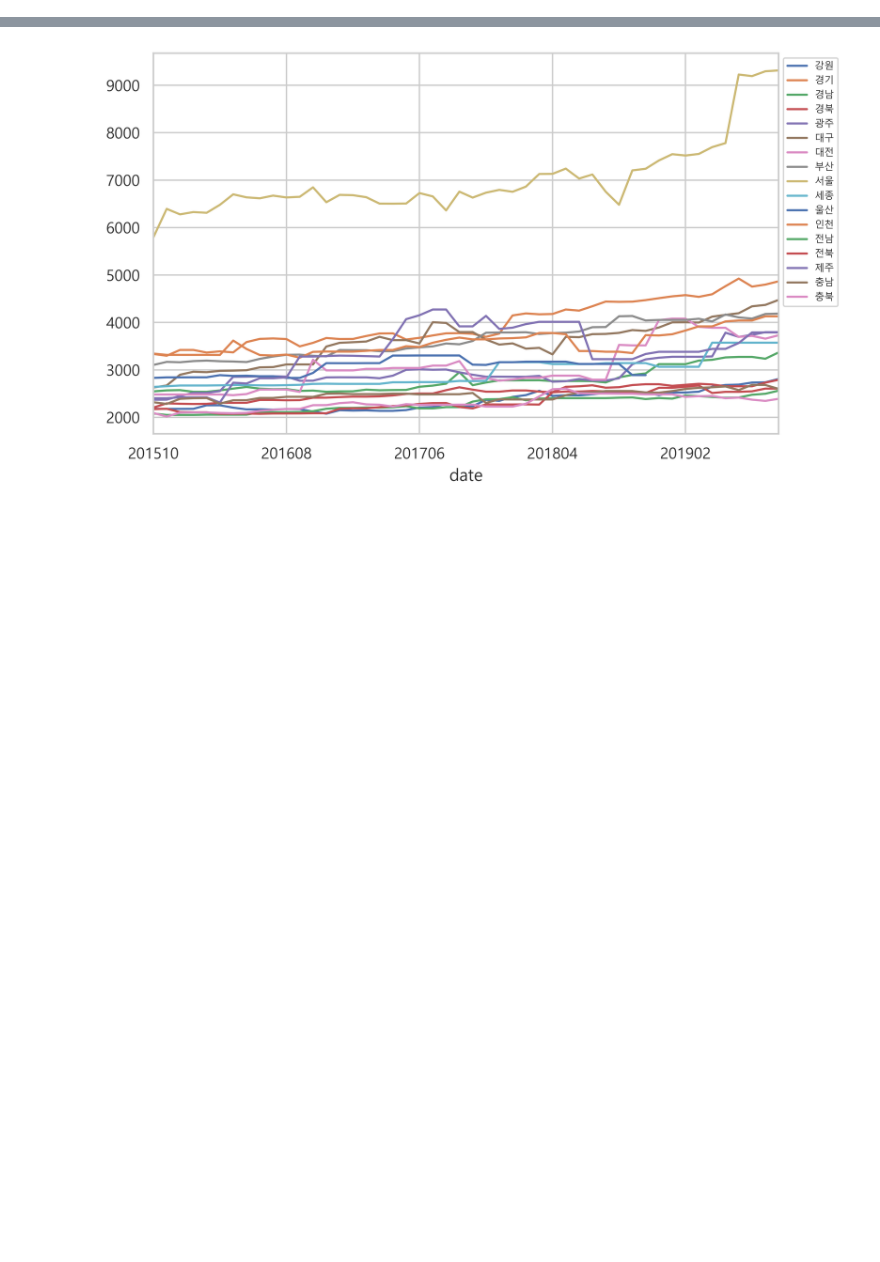
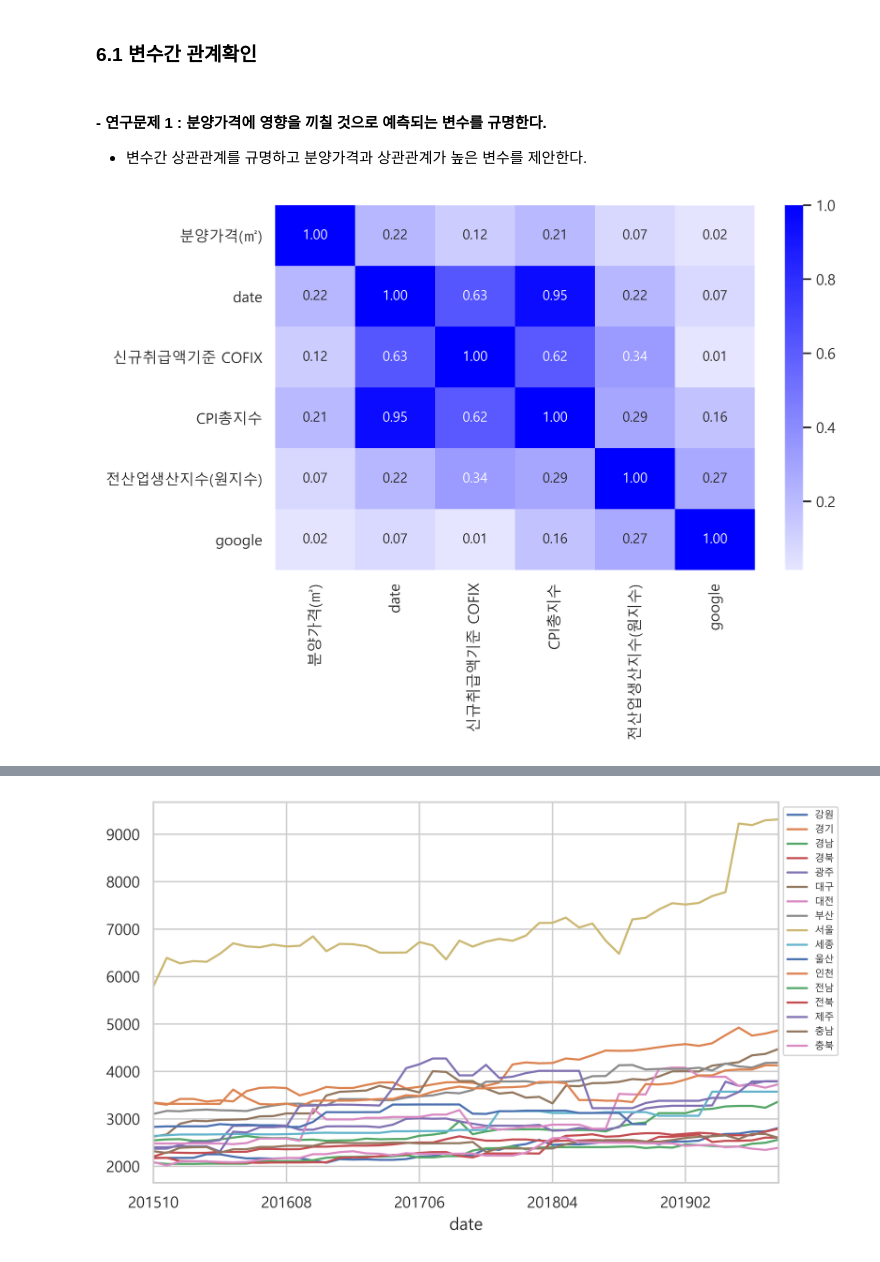
Before and after one commit to trhgu/EDA_project, a Jupyter notebook: EDA_final.ipynb, the cells around one changed output, grey strips where cells are left out. Drawn from its saved outputs; the diff is of its cells as text; code cells hidden in the pictures; blank space fills up the shorter version.

```diff
--- a/preprocess_python.ipynb
+++ b/EDA_final.ipynb
@@ -494,0 +314,5 @@ result_pv.head(3)
+# %% [markdown]
+### 6.1 변수간 관계확인
+# %% [markdown]
+#### - **연구문제 1** : 분양가격에 영향을 끼칠 것으로 예측되는 변수를 규명한다.
+- 변수간 상관관계를 규명하고 분양가격과 상관관계가 높은 변수를 제안한다.
@@ -494,0 +322,9 @@ result_pv.head(3)
+# %%
+master_table1 = master_table[["분양가격(㎡)","date","신규취급액기준 COFIX","CPI총지수","전산업생산지수(원지수)","google"]]
+master_table1_corr = master_table1.corr()
+# %%
+sns.heatmap(master_table1_corr, cmap=sns.light_palette(
+    "blue", as_cmap=True), annot=True, fmt=".2f")
+plt.show()
+# %% [output]
+[figure, added]
```
Also changed, not shown: parts of 143 cells of this notebook, 10 other files.
